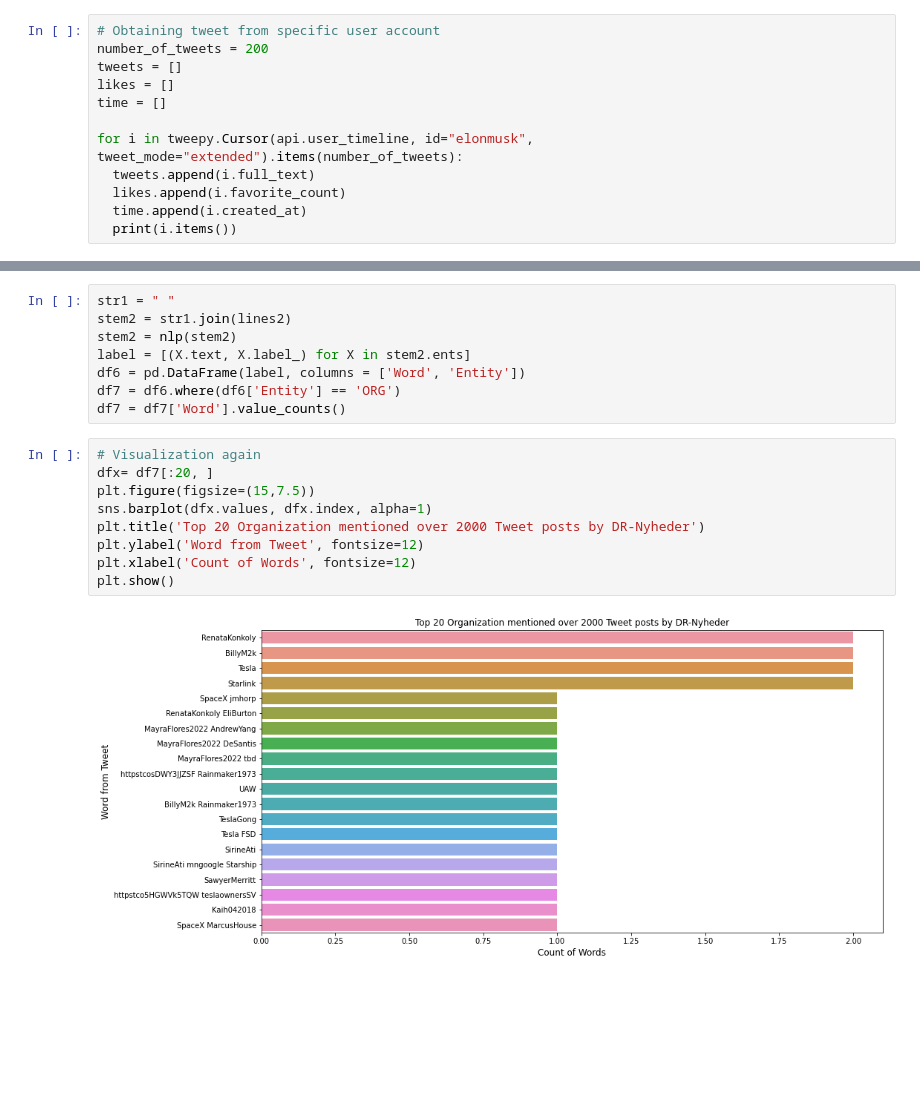
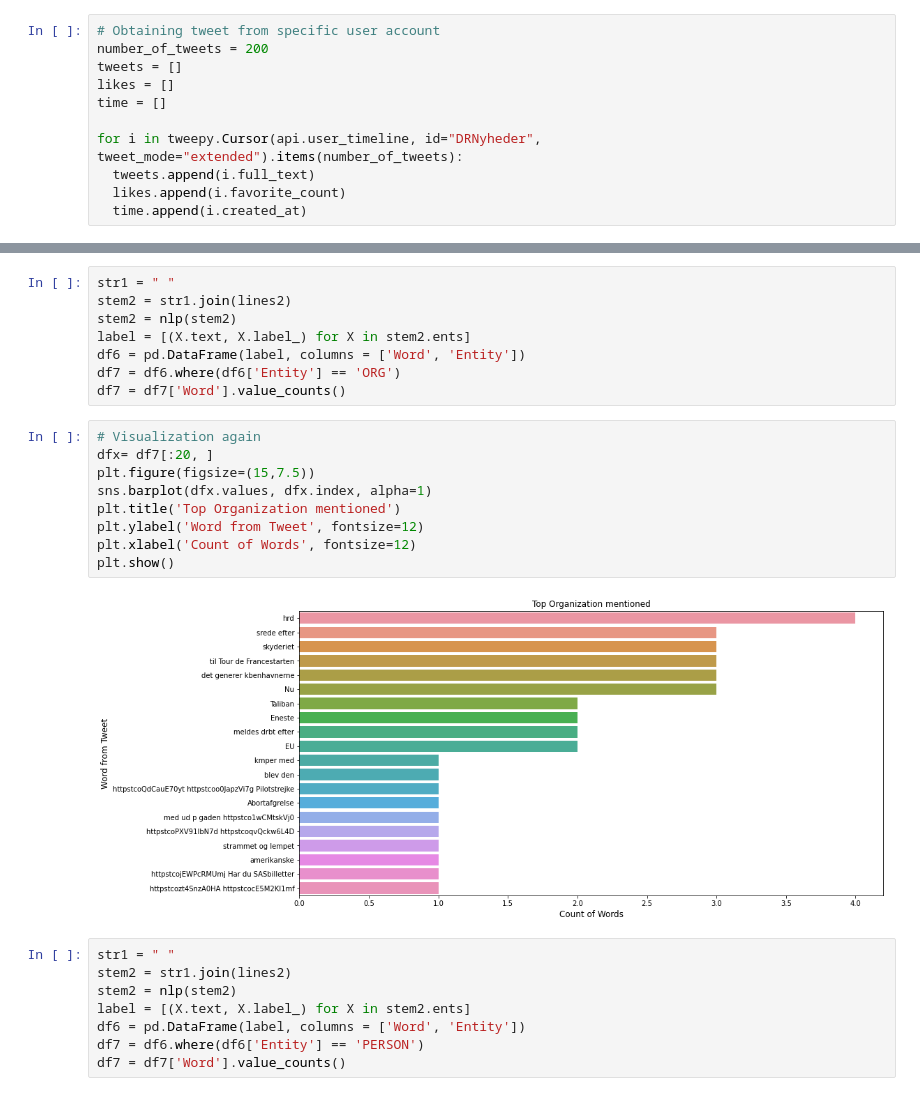
Before and after one commit to mrchapagain/SocialNetworkAnalytics, a Jupyter notebook: TwiteerDataAnalytics.ipynb, the cells around one changed output, grey strips where cells are left out. Drawn from its saved outputs; the diff is of its cells as text; blank space fills up the shorter version.

```diff
--- a/TwiteerDataAnalytics.ipynb
+++ b/TwiteerDataAnalytics.ipynb
@@ -57,8 +54,7 @@ tweets = []
 likes = []
 time = []
 
-for i in tweepy.Cursor(api.user_timeline, id="elonmusk", tweet_mode="extended").items(number_of_tweets):
+for i in tweepy.Cursor(api.user_timeline, id="DRNyheder", tweet_mode="extended").items(number_of_tweets):
   tweets.append(i.full_text)
   likes.append(i.favorite_count)
   time.append(i.created_at)
-  print(i.items())
@@ -185,11 +179,19 @@ df7 = df7['Word'].value_counts()
 # %%
 # Visualization again
 dfx= df7[:20, ]
 plt.figure(figsize=(15,7.5))
 sns.barplot(dfx.values, dfx.index, alpha=1)
-plt.title('Top 20 Organization mentioned over 2000 Tweet posts by DR-Nyheder')
+plt.title('Top Organization mentioned')
 plt.ylabel('Word from Tweet', fontsize=12)
 plt.xlabel('Count of Words', fontsize=12)
 plt.show()
 # %% [output]
-[figure, old version]
+[figure, new version]
+# %%
+str1 = " "
+stem2 = str1.join(lines2)
+stem2 = nlp(stem2)
+label = [(X.text, X.label_) for X in stem2.ents]
+df6 = pd.DataFrame(label, columns = ['Word', 'Entity'])
+df7 = df6.where(df6['Entity'] == 'PERSON')
+df7 = df7['Word'].value_counts()
```
Also changed, not shown: parts of 8 cells of this notebook.
